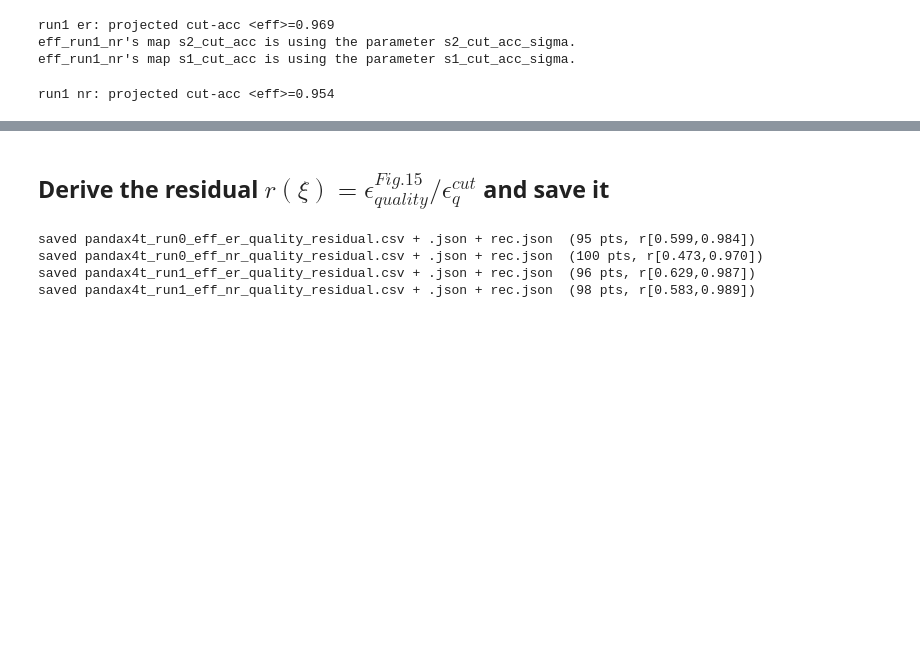
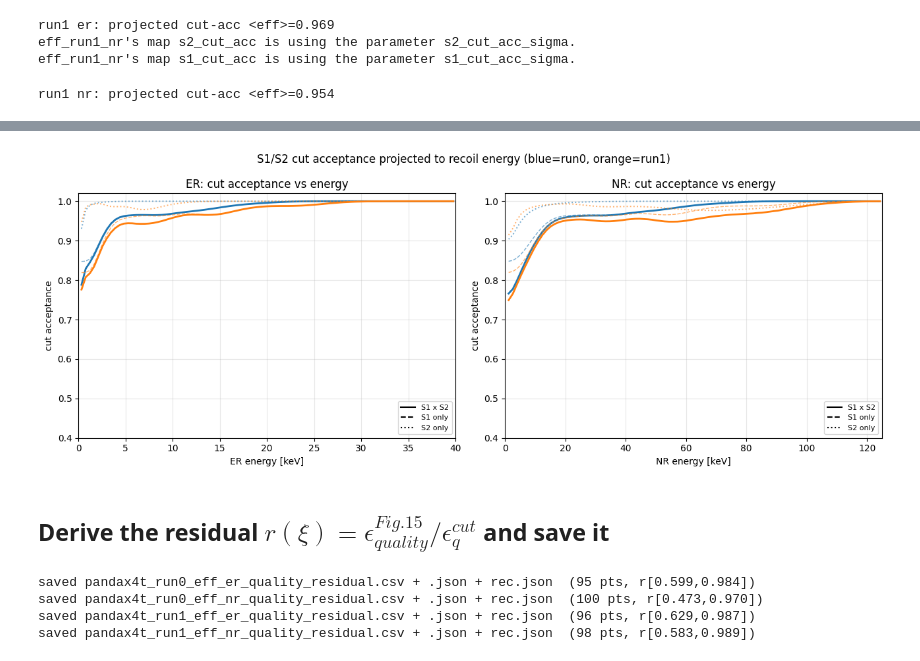
Before and after one commit to mhliu0001/diamx, a Jupyter notebook: notebooks/pandax4t_efficiency.ipynb, the cells around one changed output, grey strips where cells are left out. Cells and saved outputs as stored; diff of their text form; code cells hidden in the pictures; blank space fills up the shorter version.

```diff
--- a/notebooks/pandax4t_efficiency.ipynb
+++ b/notebooks/pandax4t_efficiency.ipynb
@@ -75,20 +76,24 @@ def project_cutacc(run, recoil):
     apt.share.clear_cache(); comp.set_config(subst(dc))
     comp.deduce(data_names=want, force_no_eff=True); comp.compile()
     key = apt.get_key(); key, (e, ca1, ca2) = comp.simulate(key, N_EVENTS, params)
-    return np.asarray(e), np.asarray(ca1) * np.asarray(ca2)
+    return np.asarray(e), np.asarray(ca1), np.asarray(ca2)
 
-def cutacc_curve(e, eff, lo, hi, nb=90):
+def cutacc_curve(e, y, lo, hi, nb=90):
     edges = np.linspace(lo, hi, nb); idx = np.digitize(e, edges) - 1
     ctr = 0.5 * (edges[:-1] + edges[1:])
-    m = np.array([eff[idx == k].mean() if (idx == k).sum() > 300 else np.nan for k in range(len(ctr))])
+    m = np.array([y[idx == k].mean() if (idx == k).sum() > 300 else np.nan for k in range(len(ctr))])
     return ctr, m
 
+col = {'run0': 'tab:blue', 'run1': 'tab:orange'}
+# proj[(run,rec)] = (energy_centers, product, s1_only, s2_only) cut-acc curves
 proj = {}
 for run in ('run0', 'run1'):
     for rec in ('er', 'nr'):
-        e, eff = project_cutacc(run, rec)
-        proj[(run, rec)] = cutacc_curve(e, eff, *ERANGE[rec])
-        print(f'{run} {rec}: projected cut-acc <eff>={np.nanmean(proj[(run,rec)][1]):.3f}')
+        e, ca1, ca2 = project_cutacc(run, rec); lo, hi = ERANGE[rec]
+        ctr, prod = cutacc_curve(e, ca1 * ca2, lo, hi)
+        _, s1 = cutacc_curve(e, ca1, lo, hi); _, s2 = cutacc_curve(e, ca2, lo, hi)
+        proj[(run, rec)] = (ctr, prod, s1, s2)
+        print(f'{run} {rec}: projected cut-acc <eff>={np.nanmean(prod):.3f}')
 # %% [output]
 eff_run0_er's map s2_cut_acc is using the parameter s2_cut_acc_sigma.
 eff_run0_er's map s1_cut_acc is using the parameter s1_cut_acc_sigma.
@@ -105,3 +113,21 @@ run1 nr: projected cut-acc <eff>=0.954
+# %%
+fig, ax = plt.subplots(1, 2, figsize=(13, 5))
+for j, rec in enumerate(['er', 'nr']):
+    for run in ['run0', 'run1']:
+        ctr, prod, s1, s2 = proj[(run, rec)]; c = col[run]
+        ax[j].plot(ctr, prod, '-', color=c, lw=2)
+        ax[j].plot(ctr, s1, '--', color=c, lw=1, alpha=0.6)
+        ax[j].plot(ctr, s2, ':', color=c, lw=1.4, alpha=0.6)
+    lab = 'ER' if rec == 'er' else 'NR'
+    for sty, nm in [('k-', 'S1 x S2'), ('k--', 'S1 only'), ('k:', 'S2 only')]:
+        ax[j].plot([], [], sty, label=nm)
+    ax[j].set(title=f'{lab}: cut acceptance vs energy', xlabel=f'{lab} energy [keV]',
+              ylabel='cut acceptance', ylim=(0.4, 1.02), xlim=(0, ERANGE[rec][1]))
+    ax[j].legend(fontsize=8, loc='lower right'); ax[j].grid(alpha=.3)
+fig.suptitle('S1/S2 cut acceptance projected to recoil energy (blue=run0, orange=run1)')
+fig.tight_layout(); plt.show()
+# %% [output]
+[figure, added]
 # %% [markdown]
 ## Derive the residual $r(\xi) = \epsilon^{Fig.15}_{quality} / \epsilon^{cut}_q$ and save it
 # %%
```
Also changed, not shown: parts of 5 cells of this notebook, 1 other file.
